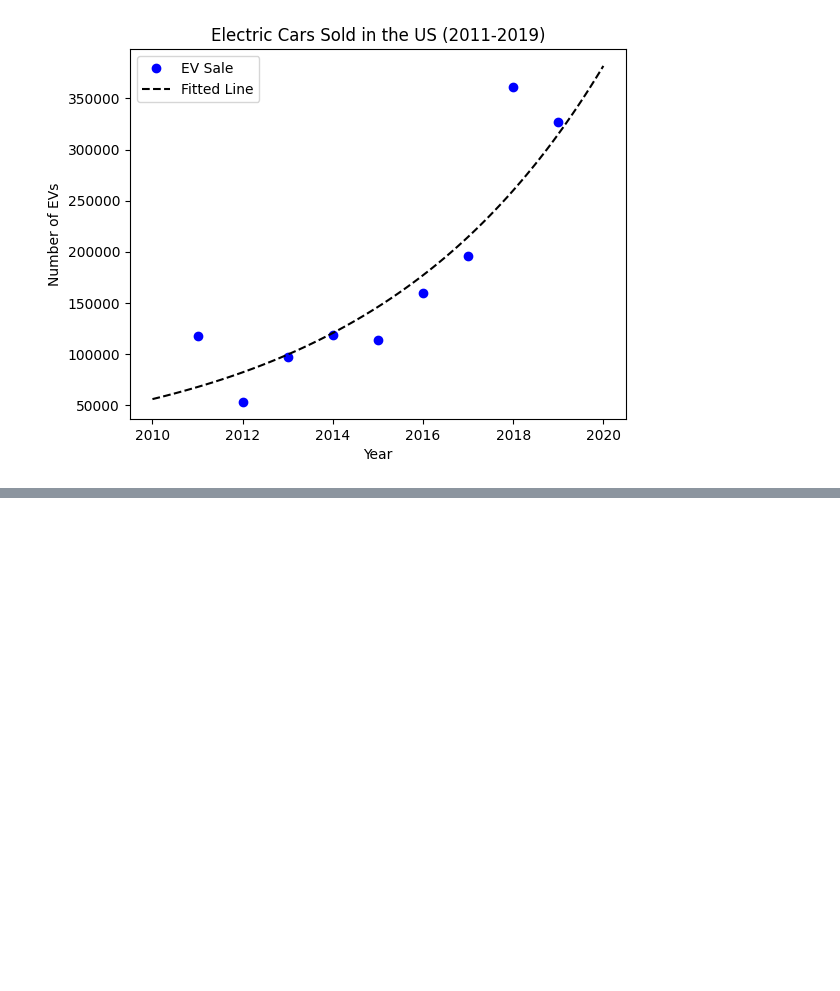
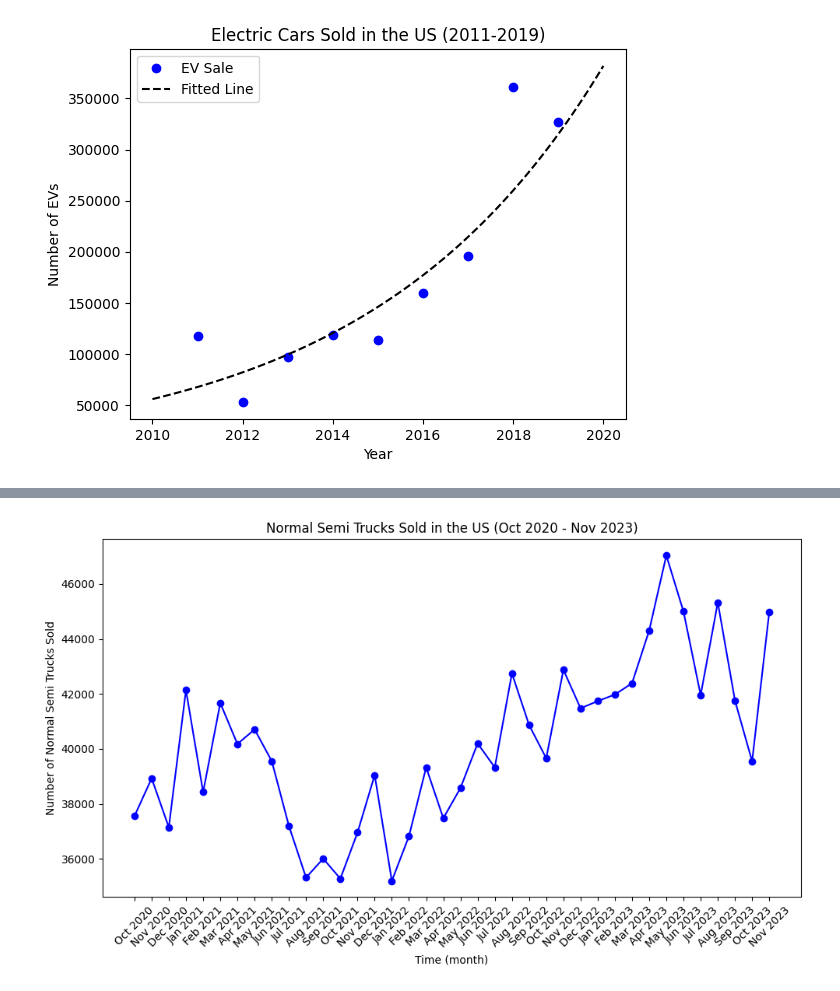
Before and after one commit to Flippergail/m3challenge, a Jupyter notebook: 2020Question.ipynb, the cells around one changed output, grey strips where cells are left out. Drawn from its saved outputs; the diff is of its cells as text; code cells hidden in the pictures; blank space fills up the shorter version.

```diff
--- a/2020Question.ipynb
+++ b/2020Question.ipynb
@@ -66,0 +94,16 @@ plt.show()
+# %%
+import matplotlib.pyplot as plt
+import matplotlib.dates as mdates
+
+plt.figure(figsize=(10, 6))
+plt.plot(months, totalSemiTruckSales, marker='o', linestyle='-', color='b')
+plt.title('Normal Semi Trucks Sold in the US (Oct 2020 - Nov 2023)')
+plt.xlabel('Time (month)')
+plt.ylabel('Number of Normal Semi Trucks Sold')
+
+plt.tick_params(axis='x', which='both', bottom=True, top=False, labelbottom=True, labelrotation=45)
+
+plt.tight_layout()
+plt.show()
+# %% [output]
+[figure, added]
```
Also changed, not shown: parts of 4 cells of this notebook.
